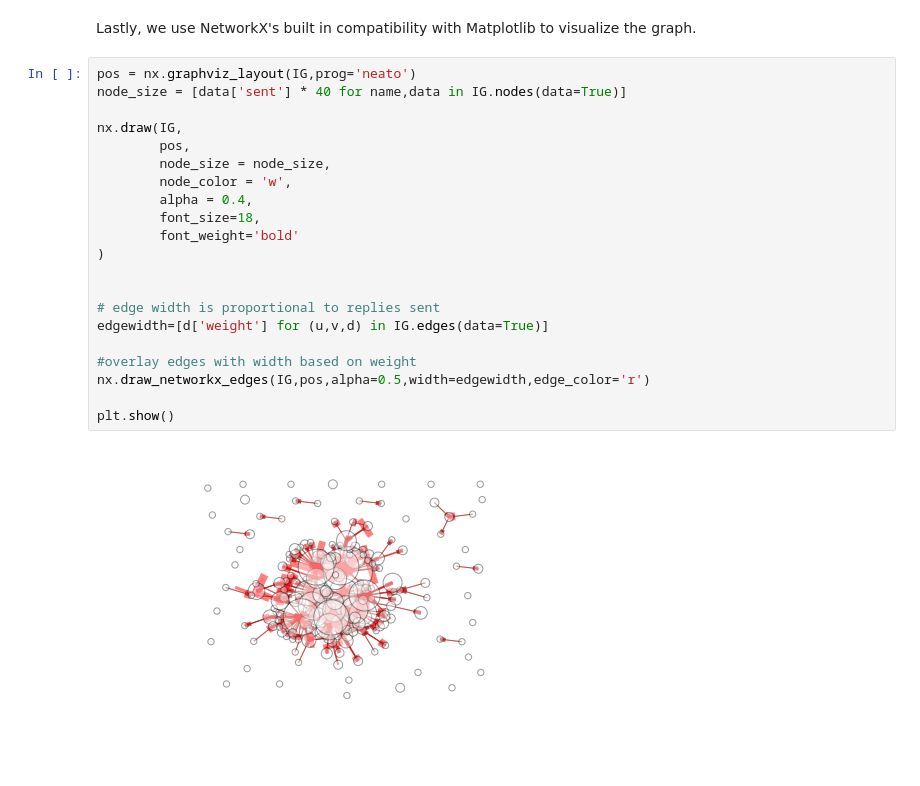
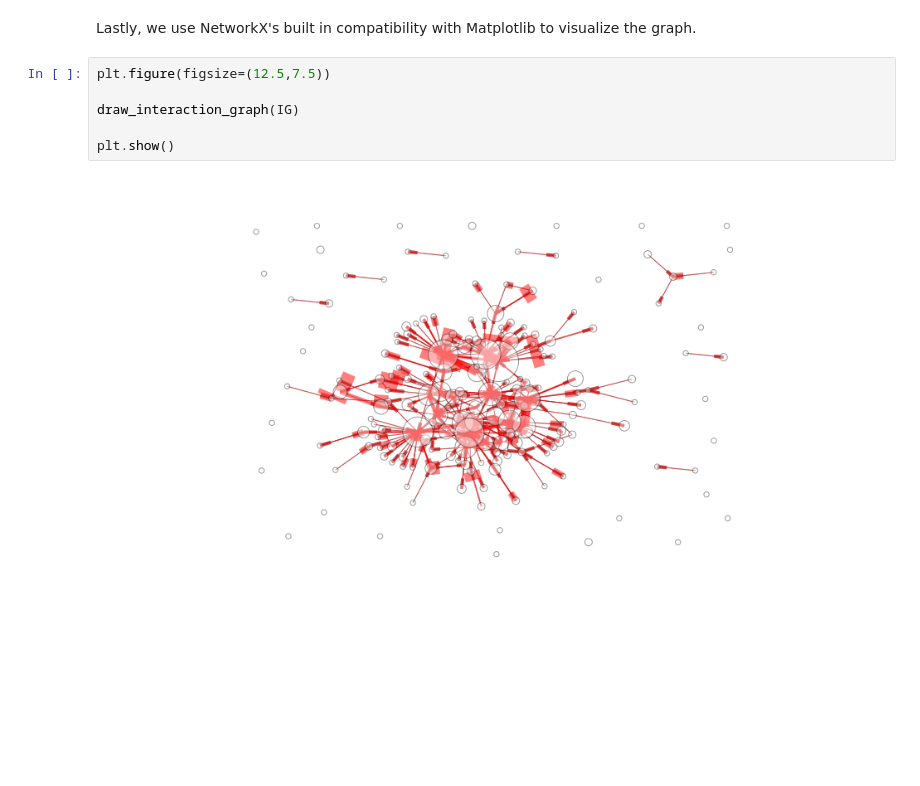
Before and after one commit to datactive/bigbang, a Jupyter notebook: examples/Show Interaction Graph.ipynb, the cells around one changed output. Saved outputs shown, nothing was run; the diff lists cells and outputs as text; blank space fills up the shorter version.

```diff
--- a/examples/Show Interaction Graph.ipynb
+++ b/examples/Show Interaction Graph.ipynb
@@ -40,26 +78,11 @@ pdig.set_overlap('False')
 498143029.1854759596@zr.com
 # %% [markdown]
 Lastly, we use NetworkX's built in compatibility with Matplotlib to visualize the graph.
-# %%
-pos = nx.graphviz_layout(IG,prog='neato')
-node_size = [data['sent'] * 40 for name,data in IG.nodes(data=True)]
-
-nx.draw(IG,
-        pos,
-        node_size = node_size,
-        node_color = 'w',
-        alpha = 0.4,
-        font_size=18,
-        font_weight='bold'
-)
-
-
-# edge width is proportional to replies sent
-edgewidth=[d['weight'] for (u,v,d) in IG.edges(data=True)]
-
-#overlay edges with width based on weight
-nx.draw_networkx_edges(IG,pos,alpha=0.5,width=edgewidth,edge_color='r')
-
-plt.show()
-# %% [output]
-[figure, removed]
+# %%
+plt.figure(figsize=(12.5,7.5))
+
+draw_interaction_graph(IG)
+
+plt.show()
+# %% [output]
+[figure, added]
```
Also changed, not shown: parts of 3 cells of this notebook, 1 other file.
